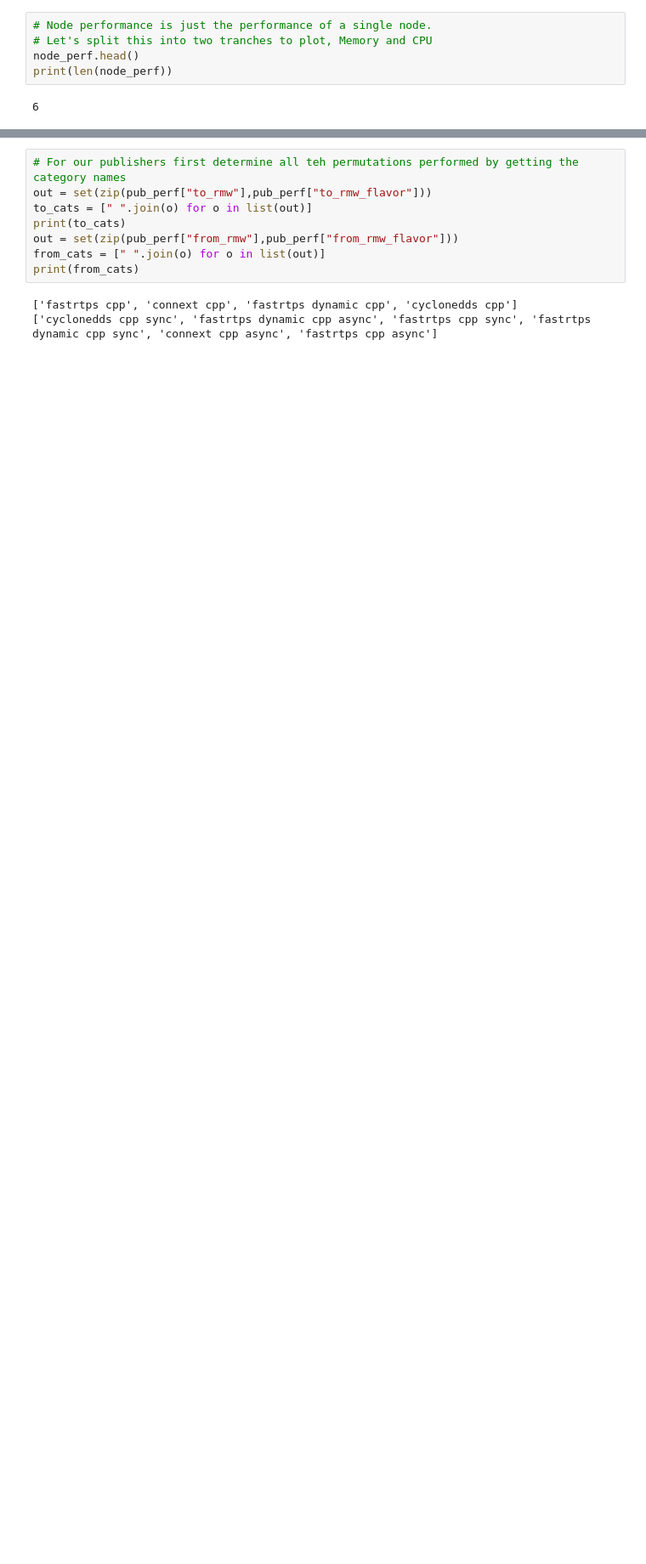
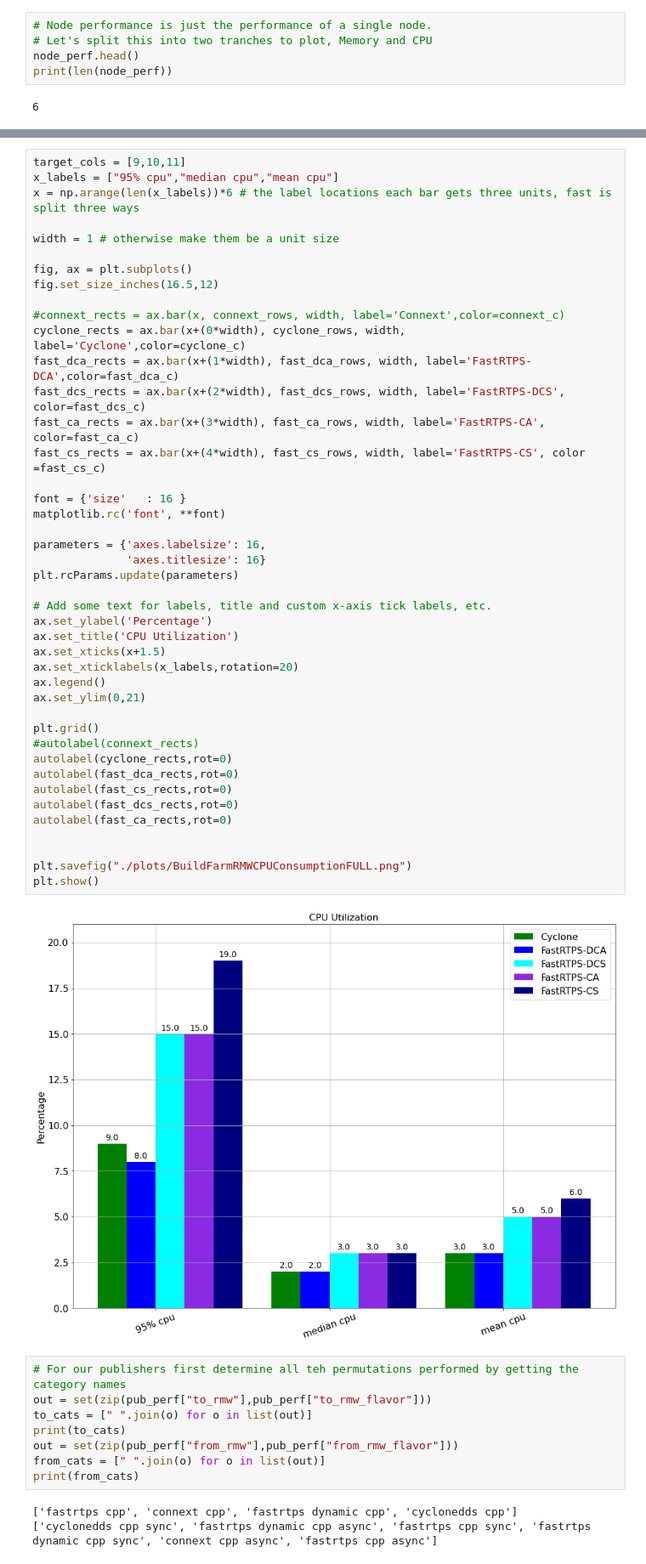
Before and after one commit to osrf/TSC-RMW-Reports, a Jupyter notebook: galactic/BuildFarmPlots.ipynb, the cells around one changed output, grey strips where cells are left out. Shown at 85% size. Drawn from its saved outputs; the diff is of its cells as text; blank space fills up the shorter version.

```diff
--- a/galactic/BuildFarmPlots.ipynb
+++ b/galactic/BuildFarmPlots.ipynb
@@ -159,3 +181,48 @@ plt.show()
+# %%
+target_cols = [9,10,11]
+x_labels = ["95% cpu","median cpu","mean cpu"]
+x = np.arange(len(x_labels))*6 # the label locations each bar gets three units, fast is split three ways
+
+width = 1 # otherwise make them be a unit size
+
+fig, ax = plt.subplots()
+fig.set_size_inches(16.5,12)
+
+#connext_rects = ax.bar(x, connext_rows, width, label='Connext',color=connext_c)
+cyclone_rects = ax.bar(x+(0*width), cyclone_rows, width, label='Cyclone',color=cyclone_c)
+fast_dca_rects = ax.bar(x+(1*width), fast_dca_rows, width, label='FastRTPS-DCA',color=fast_dca_c)
+fast_dcs_rects = ax.bar(x+(2*width), fast_dcs_rows, width, label='FastRTPS-DCS', color=fast_dcs_c)
+fast_ca_rects = ax.bar(x+(3*width), fast_ca_rows, width, label='FastRTPS-CA', color=fast_ca_c)
+fast_cs_rects = ax.bar(x+(4*width), fast_cs_rows, width, label='FastRTPS-CS', color =fast_cs_c)
+
+font = {'size'   : 16 }
+matplotlib.rc('font', **font)
+
+parameters = {'axes.labelsize': 16,
+              'axes.titlesize': 16}
+plt.rcParams.update(parameters)
+
+# Add some text for labels, title and custom x-axis tick labels, etc.
+ax.set_ylabel('Percentage')
+ax.set_title('CPU Utilization')
+ax.set_xticks(x+1.5)
+ax.set_xticklabels(x_labels,rotation=20)
+ax.legend()
+ax.set_ylim(0,21)
+
+plt.grid()
+#autolabel(connext_rects)
+autolabel(cyclone_rects,rot=0)
+autolabel(fast_dca_rects,rot=0)
+autolabel(fast_cs_rects,rot=0)
+autolabel(fast_dcs_rects,rot=0)
+autolabel(fast_ca_rects,rot=0)
+
+
+plt.savefig("./plots/BuildFarmRMWCPUConsumptionFULL.png")
+plt.show()
+# %% [output]
+[figure, added]
 # %%
 # For our publishers first determine all teh permutations performed by getting the category names
 out = set(zip(pub_perf["to_rmw"],pub_perf["to_rmw_flavor"]))
```
Also changed, not shown: parts of 3 cells of this notebook, 4 other files.
